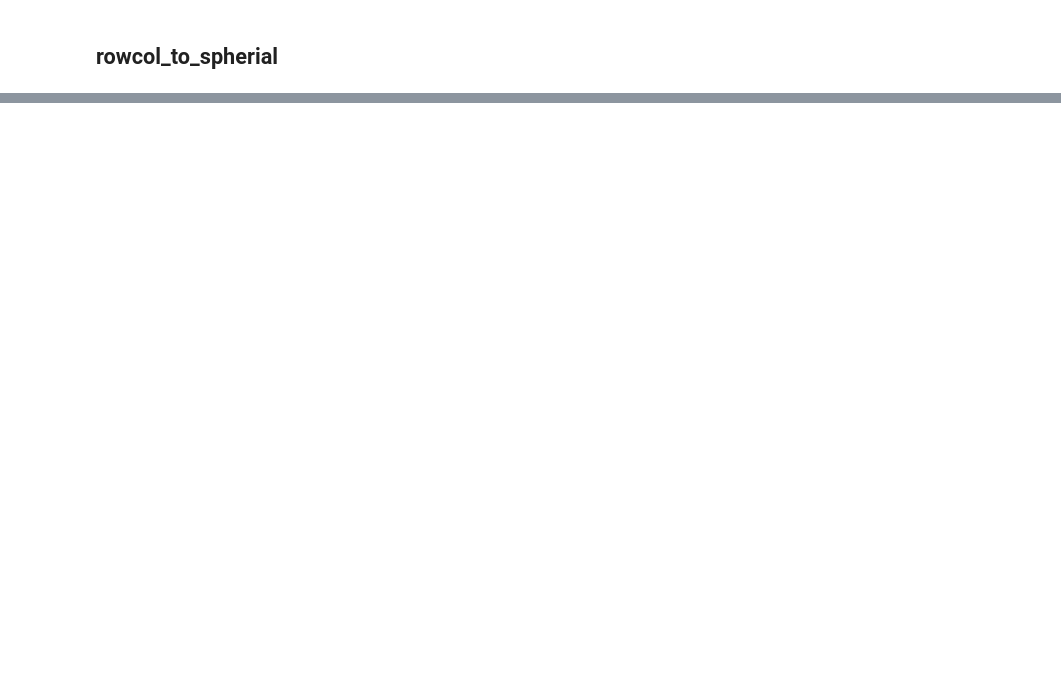
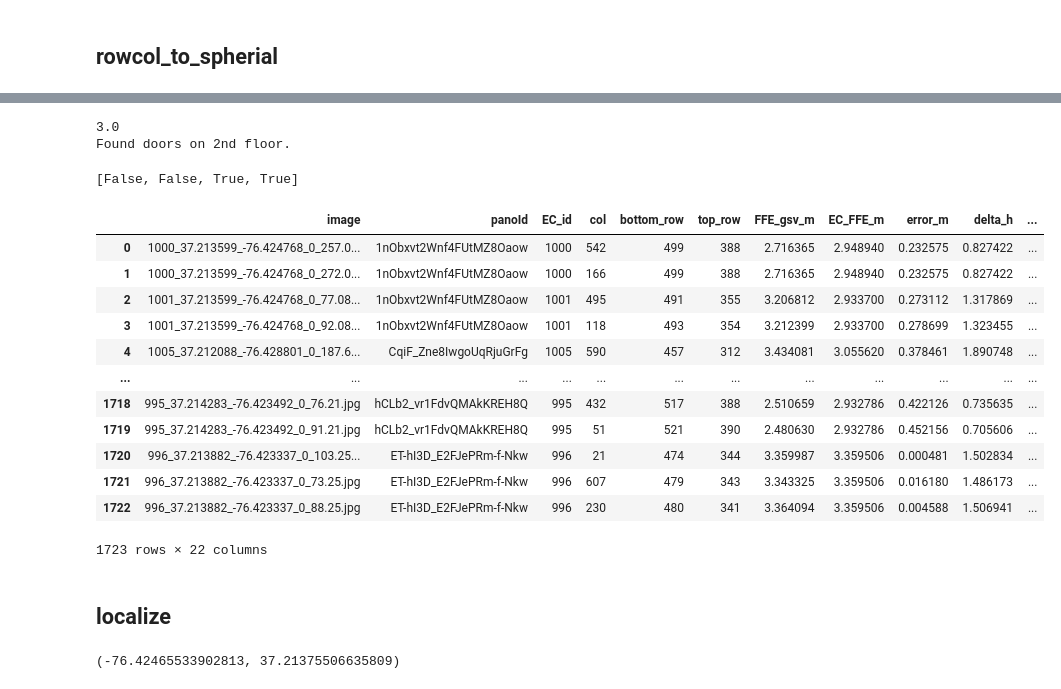
Before and after one commit to gladcolor/Jupyter_notebooks, a Jupyter notebook: Lowest_elevation.ipynb, the cells around one changed output, grey strips where cells are left out. Saved outputs shown, nothing was run; the diff lists cells and outputs as text; code cells hidden in the pictures; blank space fills up the shorter version.

```diff
--- a/Lowest_elevation.ipynb
+++ b/Lowest_elevation.ipynb
@@ -148,0 +951,39 @@ top_row, bottom_row, top_agl, bottom_agl: 1654.0011904000003 1843.0013056000003
+# %%
+def is_height_floor(height_list, thres_m = 2):
+    max_h = max(height_list)
+    min_h = min(height_list)
+    range_h = max_h - min_h
+    result = [False] * len(height_list)
+    print(max_h)
+    if range_h > thres_m:
+        print("Found doors on 2nd floor.")
+        for idx, h in enumerate(height_list):
+            if h - min_h > thres_m:
+                result[idx] = True
+
+    return result
+
+height_list = [0.2, 0.3, 2.8, 3.0]
+
+is_height_floor(height_list, thres_m = 2)
+# %% [output]
+3.0
+Found doors on 2nd floor.
+[False, False, True, True]
+# %%
+measurement_df = pd.read_csv(r'K:\Dataset\HamptonRoads\Google_thumbnails30_detected2\spatial_joined_cleaned.csv')
+measurement_df
+# %% [output]
+|  | image | panoId | EC_id | col | bottom_row | top_row | FFE_gsv_m | EC_FFE_m | error_m | delta_h | ... |
+| 0 | 1000_37.213599_-76.424768_0_257.0... | 1nObxvt2Wnf4FUtMZ8Oaow | 1000 | 542 | 499 | 388 | 2.716365 | 2.948940 | 0.232575 | 0.827422 | ... |
+| 1 | 1000_37.213599_-76.424768_0_272.0... | 1nObxvt2Wnf4FUtMZ8Oaow | 1000 | 166 | 499 | 388 | 2.716365 | 2.948940 | 0.232575 | 0.827422 | ... |
+| 2 | 1001_37.213599_-76.424768_0_77.08... | 1nObxvt2Wnf4FUtMZ8Oaow | 1001 | 495 | 491 | 355 | 3.206812 | 2.933700 | 0.273112 | 1.317869 | ... |
+| 3 | 1001_37.213599_-76.424768_0_92.08... | 1nObxvt2Wnf4FUtMZ8Oaow | 1001 | 118 | 493 | 354 | 3.212399 | 2.933700 | 0.278699 | 1.323455 | ... |
+| 4 | 1005_37.212088_-76.428801_0_187.6... | CqiF_Zne8IwgoUqRjuGrFg | 1005 | 590 | 457 | 312 | 3.434081 | 3.055620 | 0.378461 | 1.890748 | ... |
+| ... | ... | ... | ... | ... | ... | ... | ... | ... | ... | ... | ... |
+| 1718 | 995_37.214283_-76.423492_0_76.21.jpg | hCLb2_vr1FdvQMAkKREH8Q | 995 | 432 | 517 | 388 | 2.510659 | 2.932786 | 0.422126 | 0.735635 | ... |
+| 1719 | 995_37.214283_-76.423492_0_91.21.jpg | hCLb2_vr1FdvQMAkKREH8Q | 995 | 51 | 521 | 390 | 2.480630 | 2.932786 | 0.452156 | 0.705606 | ... |
+| 1720 | 996_37.213882_-76.423337_0_103.25... | ET-hI3D_E2FJePRm-f-Nkw | 996 | 21 | 474 | 344 | 3.359987 | 3.359506 | 0.000481 | 1.502834 | ... |
+| 1721 | 996_37.213882_-76.423337_0_73.25.jpg | ET-hI3D_E2FJePRm-f-Nkw | 996 | 607 | 479 | 343 | 3.343325 | 3.359506 | 0.016180 | 1.486173 | ... |
+| 1722 | 996_37.213882_-76.423337_0_88.25.jpg | ET-hI3D_E2FJePRm-f-Nkw | 996 | 230 | 480 | 341 | 3.364094 | 3.359506 | 0.004588 | 1.506941 | ... |
+1723 rows × 22 columns
@@ -148,0 +992,37 @@ top_row, bottom_row, top_agl, bottom_agl: 1654.0011904000003 1843.0013056000003
+# %% [markdown]
+## localize
+# %%
+
+from pyproj import Transformer, Proj, transform
+import math
+
+
+
+def target_to_lonlat(heading_deg, distance_m, car_lon, car_lat):
+
+    heading_rad = math.radians(heading_deg)
+    x = distance_m * math.sin(heading_rad)
+    y = distance_m * math.cos(heading_rad)
+
+    csr_string = f"+proj=tmerc +lat_0={car_lat} +lon_0={car_lon} +datum=WGS84 +units=m +no_defs"
+    inProj =  Proj(csr_string)
+
+    outProj = Proj('epsg:4326')  # WGS84
+
+
+    target_lat, target_lon = transform(inProj, outProj, x, y)
+
+#     transformer = Transformer(inProj, outProj)
+#     transformer.transform(12, 12)
+
+
+    return target_lon, target_lat
+
+
+lat = 37.213599
+lon =-76.424768
+distance_m = 20
+
+target_to_lonlat(30, distance_m, lon, lat)
+# %% [output]
+(-76.42465533902813, 37.21375506635809)
```
Also changed, not shown: parts of 59 cells of this notebook, 1 other file.
